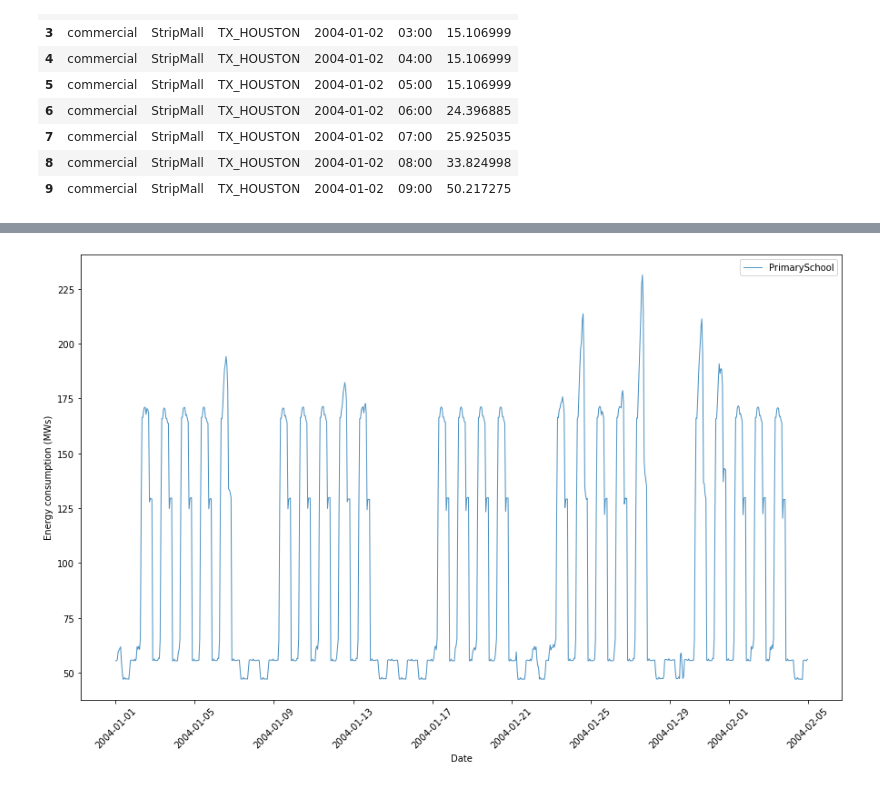
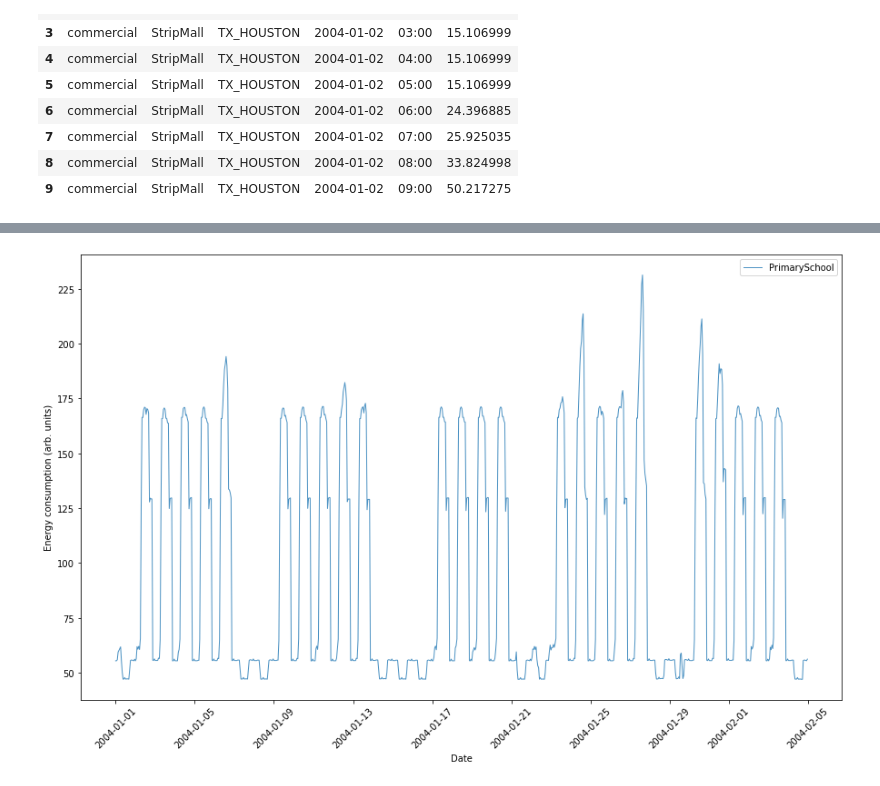
Before and after one commit to a-nabizadeh/siemens_swarm, a Jupyter notebook: 4-other-datasets.ipynb, the cells around one changed output, grey strips where cells are left out. Cells and saved outputs as stored; diff of their text form; code cells hidden in the pictures.

```diff
--- a/4-other-datasets.ipynb
+++ b/4-other-datasets.ipynb
@@ -54,12 +54,12 @@ See the caveats in the documentation: https://pandas.pydata.org/pandas-docs/stab
 # %%
 fig, ax = plt.subplots(figsize=(15, 9))
 ax.plot(df_tmp['energy'].head(24*7*5), label='PrimarySchool', lw=1, color = 'C0', alpha = 0.8)
 ax.legend()
-ax.set_ylabel('Energy consumption (MWs)')
+ax.set_ylabel('Energy consumption (arb. units)')
 ax.set_xlabel('Date')
 plt.xticks(rotation=45)
 
 
 plt.show()
 # %% [output]
-[figure, old version]
+[figure, new version]
```
Also changed, not shown: parts of 1 cell of this notebook, 3 other files.
